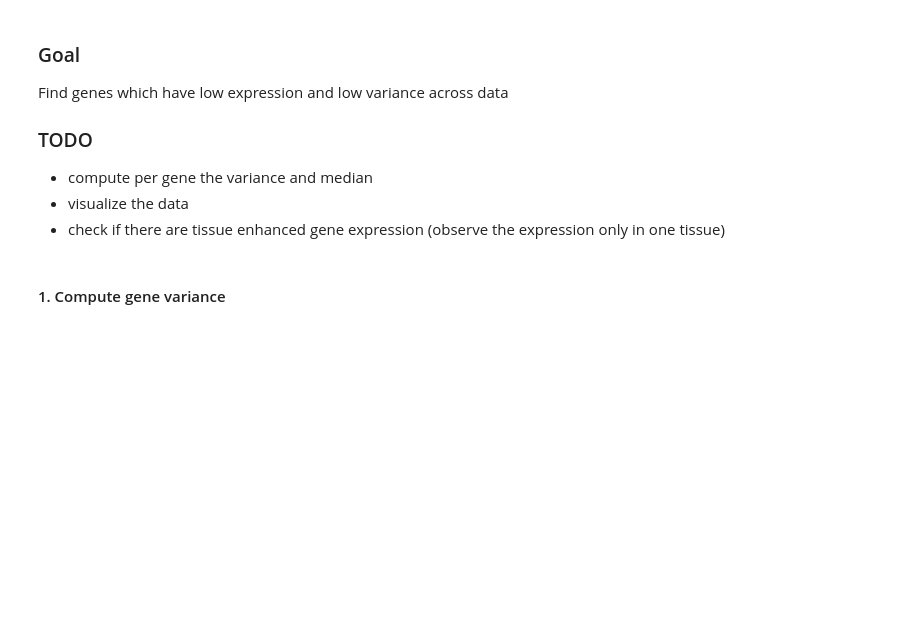
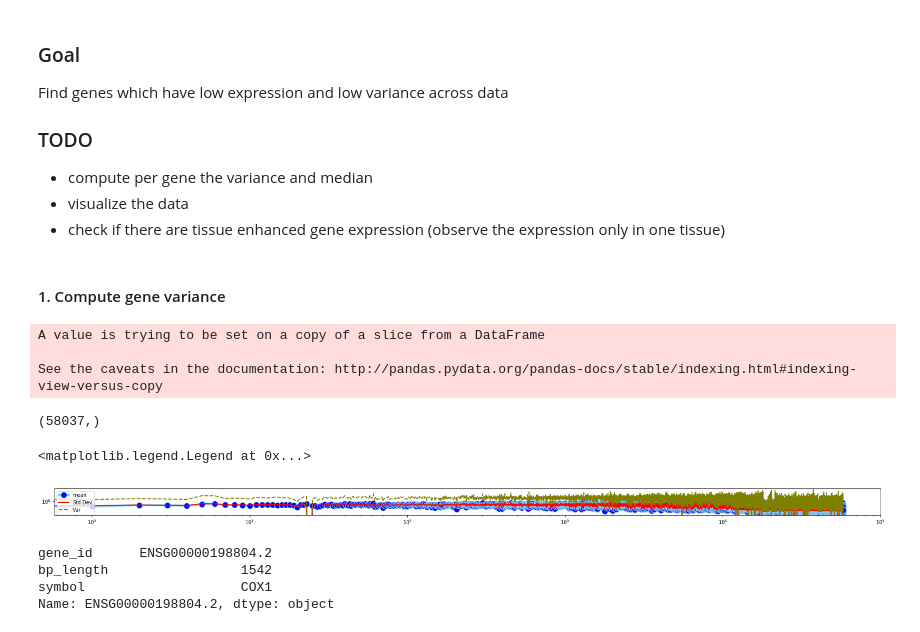
Before and after one commit to gagneurlab/rep, a Jupyter notebook: notebooks/models/gtex_analysis.ipynb, the cells around one changed output. Saved outputs shown, nothing was run; the diff lists cells and outputs as text; code cells hidden in the pictures; blank space fills up the shorter version.

```diff
--- a/notebooks/models/gtex_analysis.ipynb
+++ b/notebooks/models/gtex_analysis.ipynb
@@ -24,0 +29,35 @@ gtex = p.load(file)
+# %%
+stats=pd.DataFrame()
+stats["mean"]=gtex.X.mean(axis=1)
+stats["Std.Dev"]=gtex.X.std(axis=1)
+stats["Var"]=gtex.X.var(axis=1)
+stats["median"]=np.zeros(stats["Var"].shape)
+# %%
+for i in range(stats["Var"].shape[0]):
+    stats["median"][i] = np.median(gtex.X[i,:])
+# %% [output]
+A value is trying to be set on a copy of a slice from a DataFrame
+
+See the caveats in the documentation: http://pandas.pydata.org/pandas-docs/stable/indexing.html#indexing-view-versus-copy
+# %%
+# per sample
+stats["mean"].shape
+# %% [output]
+(58037,)
+# %%
+plt.figure(figsize=(30,1))
+plt.loglog( stats.index, stats['mean'], marker='o', markerfacecolor='blue', markersize=12, color='skyblue', linewidth=4)
+plt.loglog( stats.index, stats['Std.Dev'], marker='', color='red', linewidth=2)
+plt.loglog( stats.index, stats['Var'], marker='', color='olive', linewidth=2, linestyle='dashed')
+plt.legend()
+# %% [output]
+<matplotlib.legend.Legend at 0x...>
+[figure, added]
+# %%
+min_gtex = np.argmax(stats["mean"])
+gtex_anno.iloc[17911,:]
+# %% [output]
+gene_id      ENSG00000198804.2
+bp_length                 1542
+symbol                    COX1
+Name: ENSG00000198804.2, dtype: object
```
Also changed, not shown: parts of 13 cells of this notebook, 2 other files.
